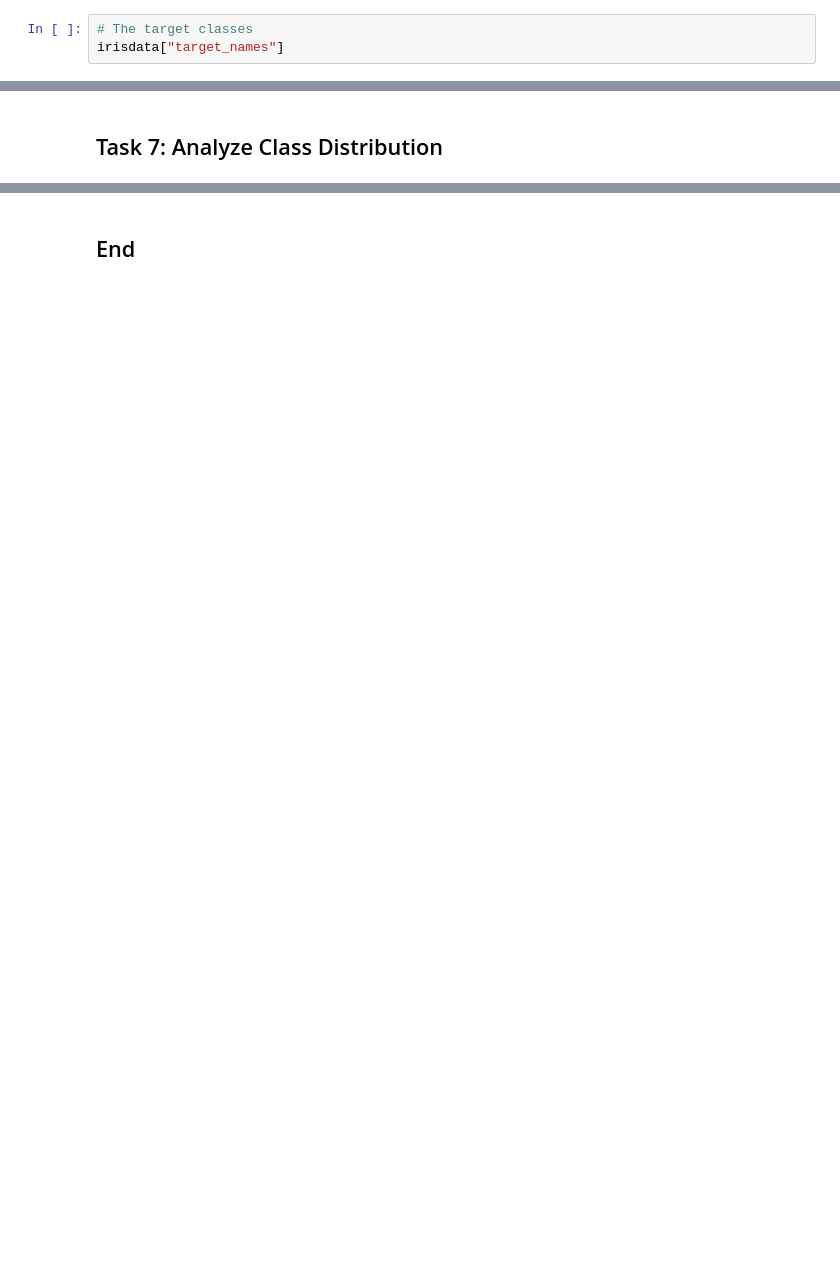
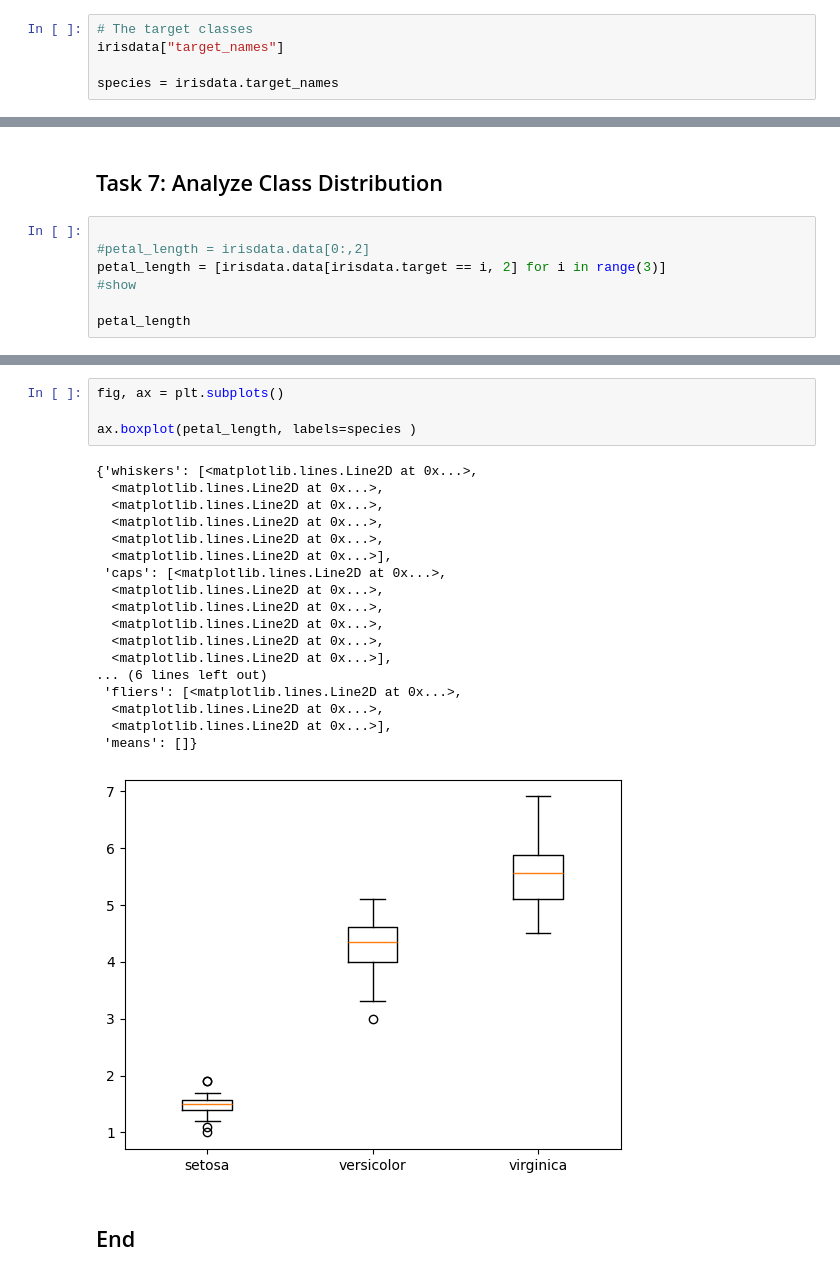
Before and after one commit to lorrainemorrissey/principles_of_data_analytics, a Jupyter notebook: tasks.ipynb, the cells around one changed output, grey strips where cells are left out. Saved outputs shown, nothing was run; the diff lists cells and outputs as text; blank space fills up the shorter version.

```diff
--- a/tasks.ipynb
+++ b/tasks.ipynb
@@ -69,3 +69,5 @@ irisdata["feature_names"]
 # %%
 # The target classes
 irisdata["target_names"]
+
+species = irisdata.target_names
@@ -180,2 +213,9 @@ Text(0, 0.5, 'Sepal Width')
 # %% [markdown]
 ## Task 7: Analyze Class Distribution
+# %%
+
+#petal_length = irisdata.data[0:,2]
+petal_length = [irisdata.data[irisdata.target == i, 2] for i in range(3)]
+#show
+
+petal_length
@@ -182,2 +235,25 @@ Text(0, 0.5, 'Sepal Width')
+# %%
+fig, ax = plt.subplots()
+
+ax.boxplot(petal_length, labels=species )
+# %% [output]
+{'whiskers': [<matplotlib.lines.Line2D at 0x...>,
+  <matplotlib.lines.Line2D at 0x...>,
+  <matplotlib.lines.Line2D at 0x...>,
+  <matplotlib.lines.Line2D at 0x...>,
+  <matplotlib.lines.Line2D at 0x...>,
+  <matplotlib.lines.Line2D at 0x...>],
+ 'caps': [<matplotlib.lines.Line2D at 0x...>,
+  <matplotlib.lines.Line2D at 0x...>,
+  <matplotlib.lines.Line2D at 0x...>,
+  <matplotlib.lines.Line2D at 0x...>,
+  <matplotlib.lines.Line2D at 0x...>,
+  <matplotlib.lines.Line2D at 0x...>],
+... (6 lines left out)
+ 'fliers': [<matplotlib.lines.Line2D at 0x...>,
+  <matplotlib.lines.Line2D at 0x...>,
+  <matplotlib.lines.Line2D at 0x...>],
+ 'means': []}
+[figure, added]
 # %% [markdown]
 ## End
```
Also changed, not shown: parts of 6 cells of this notebook.
